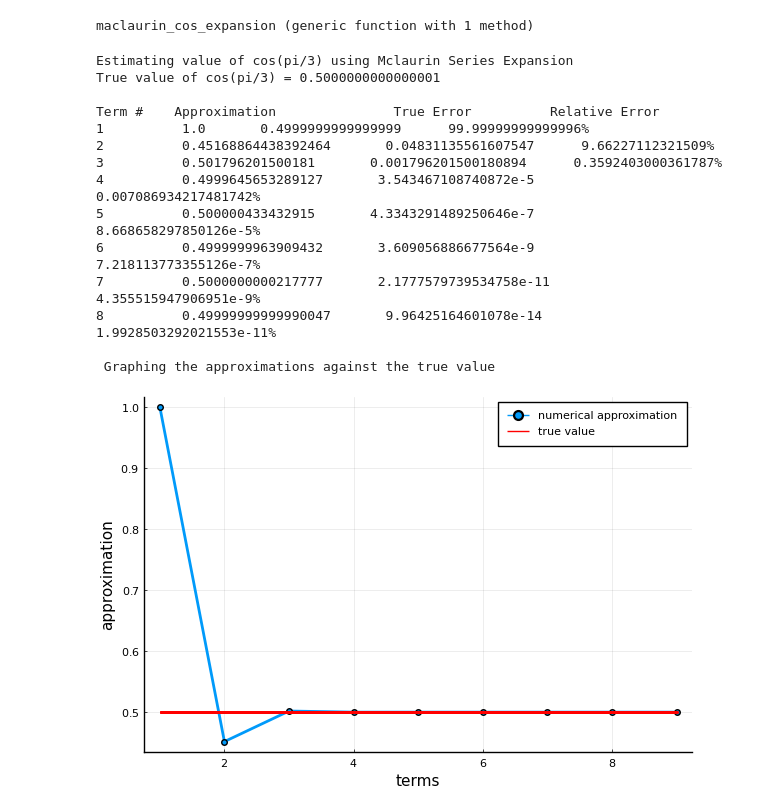
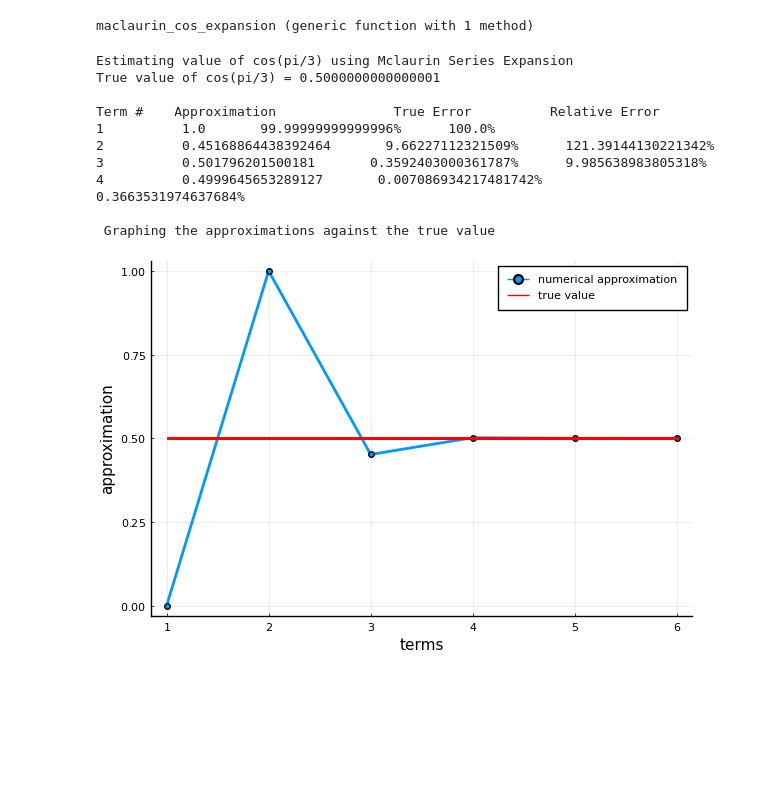
Before and after one commit to rdlfbr/ENGG-27.02-LAB-ACTIVITY-1, a Jupyter notebook: Engg 27.02 Lab Activity 1 - Cuadra, Obre San Juan.ipynb, the cells around one changed output. Saved outputs shown, nothing was run; the diff lists cells and outputs as text; code cells hidden in the pictures; blank space fills up the shorter version.

Commit message:
Add stopping criteria for #3

```diff
--- a/Engg 27.02 Lab Activity 1 - Cuadra, Obre San Juan.ipynb
+++ b/Engg 27.02 Lab Activity 1 - Cuadra, Obre San Juan.ipynb
@@ -223,42 +223,38 @@ Term #    Approximation               True Error          Approximate Error
 
 Starting with the simplest version, cosx=1, add terms one at a time to estimate cos(π3) . After each new term is added, compute the true and approximate percent relative errors. Use Julia to determine the true value. Add terms until the absolute value of the approximate error estimate falls below an error criterion conforming to two significant figures. Explain the reason if there are discrepancies in the errors.
 # %%
-function maclaurin_cos_expansion(x)
+function maclaurin_cos_expansion(x, sigfigs)
 #= Print out the term number, term, and then compute the true and approximate relative errors by comparing
     it to the true value. Takes an input of x of cos(x). Call graph function after. =#
-    true_value = cos(x)
-    e = ([1.0]) #array that will hold the approximations
-    true_error = 1; i = 1
+    true_value = cos(x); true_error = 1; i = 2; approximate_error = 1
+    approximation = ([0.0, 1.0]) #array that will hold the approximations
+    specified_tolerance = 0.5*10^(2-sigfigs) #stopping criterion
     println("Term #    Approximation               True Error          Relative Error")
-    while true_error > 0.0000000000001 #stopping criterion
-        true_error = abs(true_value - e[i])
-        relative_error = abs((true_error/true_value)*(100))
-        println(i, "          ", e[i], "       ", true_error, "      ", relative_error,"%")
-        push!(e, (e[i]+((((-1)^i)*(x^2i))/(factorial(big(2*i)))))) #append new term to array for plotting later
+    while approximate_error > specified_tolerance
+        true_error = abs((true_value - approximation[i])/true_value)*100
+        approximate_error = abs((approximation[i]-approximation[i-1])/approximation[i])*100
+        println(i-1, "          ", approximation[i], "       ", true_error, "%      ", approximate_error,"%")
+        push!(approximation, (approximation[i]+((((-1)^(i-1))*(x^2(i-1)))/(factorial(big(2*(i-1)))))))
         i += 1
     end
-    graph_against_true_value(i, e, true_value)
+    graph_against_true_value(i, approximation, true_value)
 end
 # %% [output]
 maclaurin_cos_expansion (generic function with 1 method)
 # %%
 println("Estimating value of cos(pi/3) using Mclaurin Series Expansion")
 println("True value of cos(pi/3) = ", cos((pi)/3) ,"\n")
 
-maclaurin_cos_expansion((pi)/3)
+maclaurin_cos_expansion((pi)/3, 2)
 # %% [output]
 Estimating value of cos(pi/3) using Mclaurin Series Expansion
 True value of cos(pi/3) = 0.5000000000000001
 
 Term #    Approximation               True Error          Relative Error
-1          1.0       0.4999999999999999      99.99999999999996%
-2          0.45168864438392464       0.04831135561607547      9.66227112321509%
-3          0.501796201500181       0.001796201500180894      0.3592403000361787%
-4          0.4999645653289127       3.543467108740872e-5      0.007086934217481742%
-5          0.500000433432915       4.3343291489250646e-7      8.668658297850126e-5%
-6          0.4999999963909432       3.609056886677564e-9      7.218113773355126e-7%
-7          0.5000000000217777       2.1777579739534758e-11      4.355515947906951e-9%
-8          0.49999999999990047       9.96425164601078e-14      1.9928503292021553e-11%
+1          1.0       99.99999999999996%      100.0%
+2          0.45168864438392464       9.66227112321509%      121.39144130221342%
+3          0.501796201500181       0.3592403000361787%      9.985638983805318%
+4          0.4999645653289127       0.007086934217481742%      0.3663531974637684%
 
  Graphing the approximations against the true value
-[figure, old version]
+[figure, new version]
```
Also changed, not shown: parts of 6 cells of this notebook.
